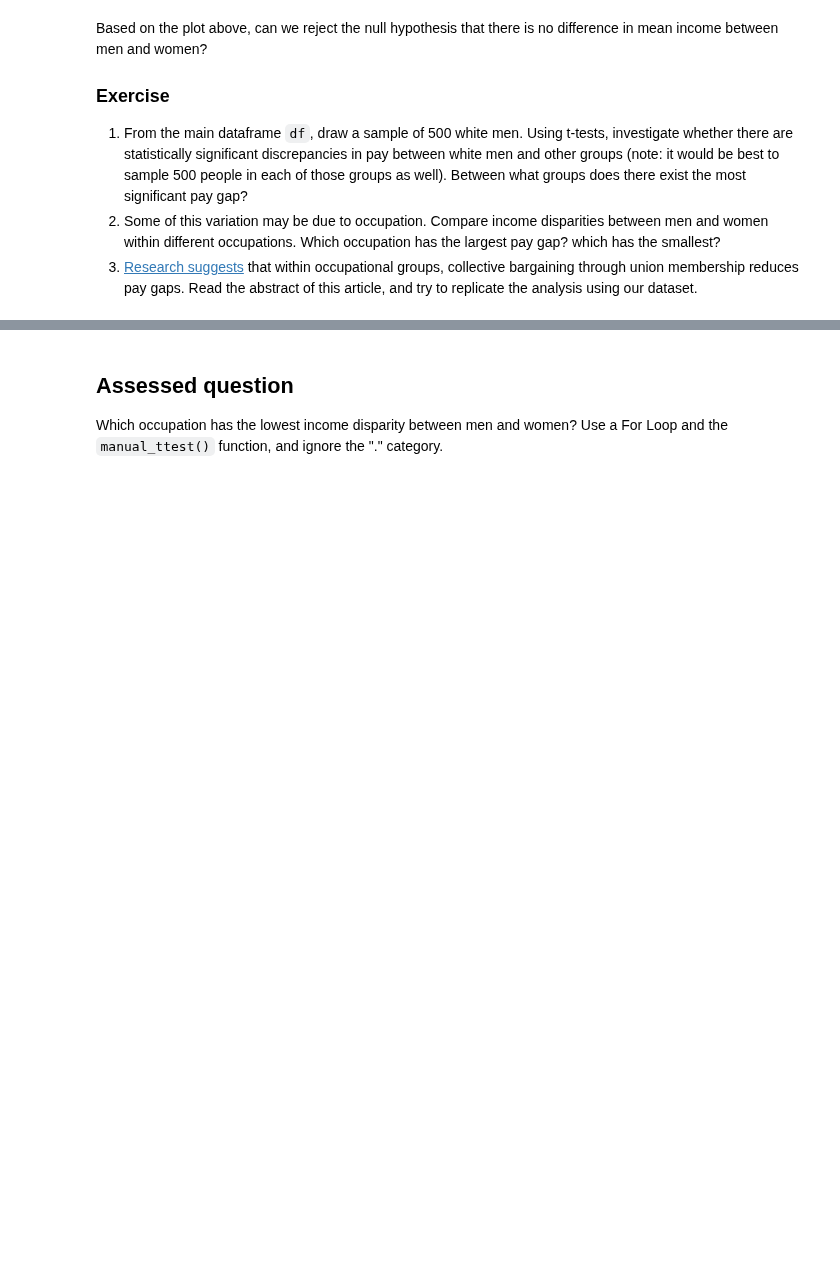
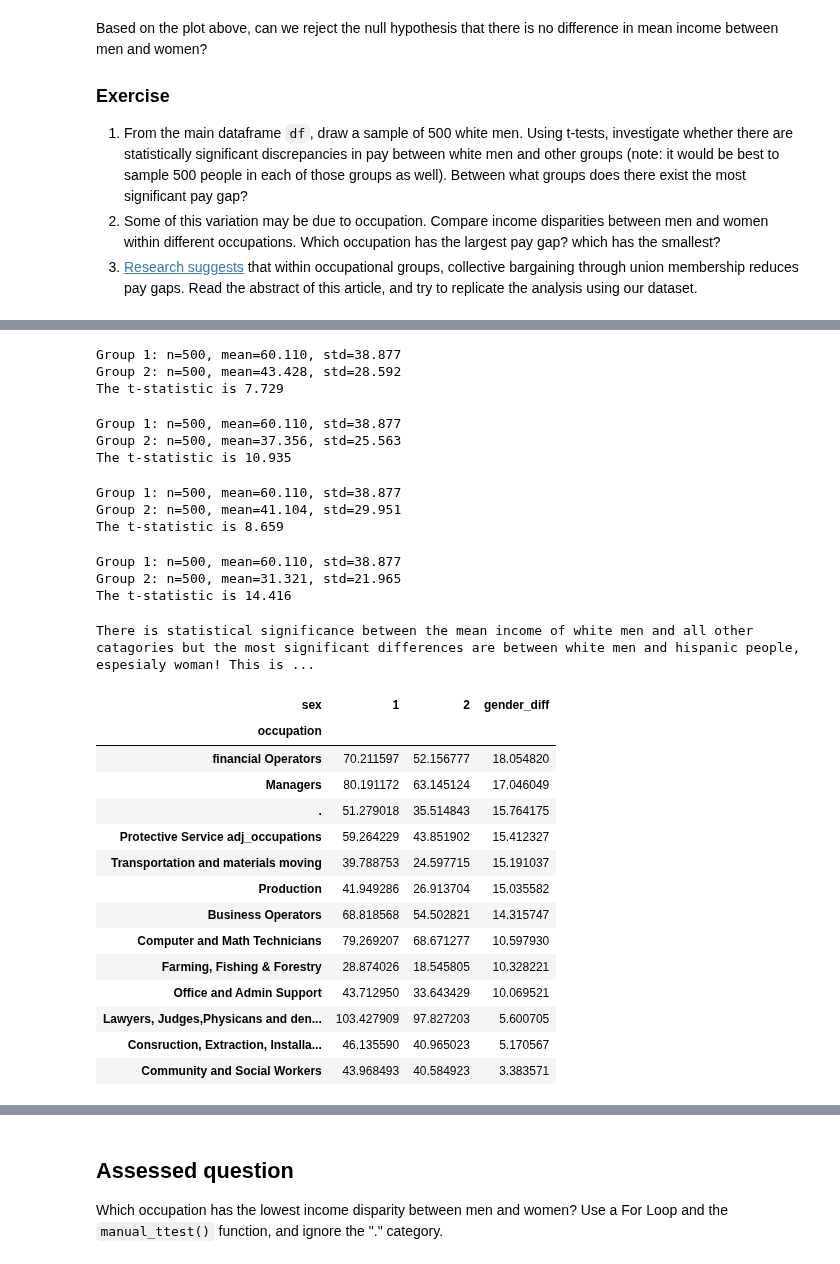
Before and after one commit to alixtrn/QM2, a Jupyter notebook: w06_hypothesis_testing.ipynb, the cells around one changed output, grey strips where cells are left out. Cells and saved outputs as stored; diff of their text form; code cells hidden in the pictures; blank space fills up the shorter version.

```diff
--- a/w06_hypothesis_testing.ipynb
+++ b/w06_hypothesis_testing.ipynb
@@ -296,0 +341,52 @@ Based on the plot above, can we reject the null hypothesis that there is no diff
+# %%
+t_wm_bm = manual_ttest(sample_500['income'],sample_500_bm['income'])
+# %% [output]
+Group 1: n=500, mean=60.110, std=38.877
+Group 2: n=500, mean=43.428, std=28.592
+The t-statistic is 7.729
+# %%
+t_wm_bw = manual_ttest(sample_500['income'],sample_500_bw['income'])
+# %% [output]
+Group 1: n=500, mean=60.110, std=38.877
+Group 2: n=500, mean=37.356, std=25.563
+The t-statistic is 10.935
+# %%
+t_wm_hm = manual_ttest(sample_500['income'],sample_500_hm['income'])
+# %% [output]
+Group 1: n=500, mean=60.110, std=38.877
+Group 2: n=500, mean=41.104, std=29.951
+The t-statistic is 8.659
+# %%
+t_wm_hw = manual_ttest(sample_500['income'],sample_500_hw['income'])
+# %% [output]
+Group 1: n=500, mean=60.110, std=38.877
+Group 2: n=500, mean=31.321, std=21.965
+The t-statistic is 14.416
+# %%
+print('There is statistical significance between the mean income of white men and all other catagories but the most significant differences are between white men and hispanic people, espesialy woman! This is got good bc the world should be equal and everyone should be happy! (In theory)')
+# %% [output]
+There is statistical significance between the mean income of white men and all other catagories but the most significant differences are between white men and hispanic people, espesialy woman! This is ...
+# %%
+# Question 2:
+
+df['occupation'].unique()
+
+gender_income = df.groupby(['occupation', 'sex'])['income'].mean().unstack()
+gender_income['gender_diff'] = gender_income[1] - gender_income[2]
+gender_income.sort_values('gender_diff', ascending=False)
+# %% [output]
+| sex | 1 | 2 | gender_diff |
+| occupation |  |  |  |
+| financial Operators | 70.211597 | 52.156777 | 18.054820 |
+| Managers | 80.191172 | 63.145124 | 17.046049 |
+| . | 51.279018 | 35.514843 | 15.764175 |
+| Protective Service adj_occupations | 59.264229 | 43.851902 | 15.412327 |
+| Transportation and materials moving | 39.788753 | 24.597715 | 15.191037 |
+| Production | 41.949286 | 26.913704 | 15.035582 |
+| Business Operators | 68.818568 | 54.502821 | 14.315747 |
+| Computer and Math Technicians | 79.269207 | 68.671277 | 10.597930 |
+| Farming, Fishing & Forestry | 28.874026 | 18.545805 | 10.328221 |
+| Office and Admin Support | 43.712950 | 33.643429 | 10.069521 |
+| Lawyers, Judges,Physicans and den... | 103.427909 | 97.827203 | 5.600705 |
+| Consruction, Extraction, Installa... | 46.135590 | 40.965023 | 5.170567 |
+| Community and Social Workers | 43.968493 | 40.584923 | 3.383571 |
```
Also changed, not shown: parts of 14 cells of this notebook.
